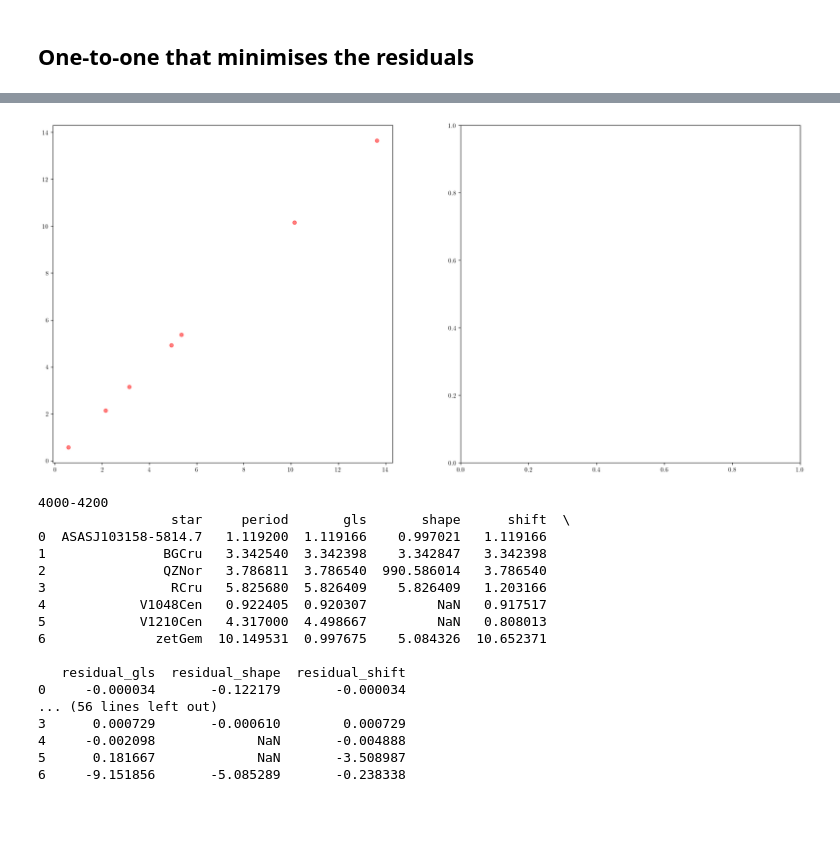
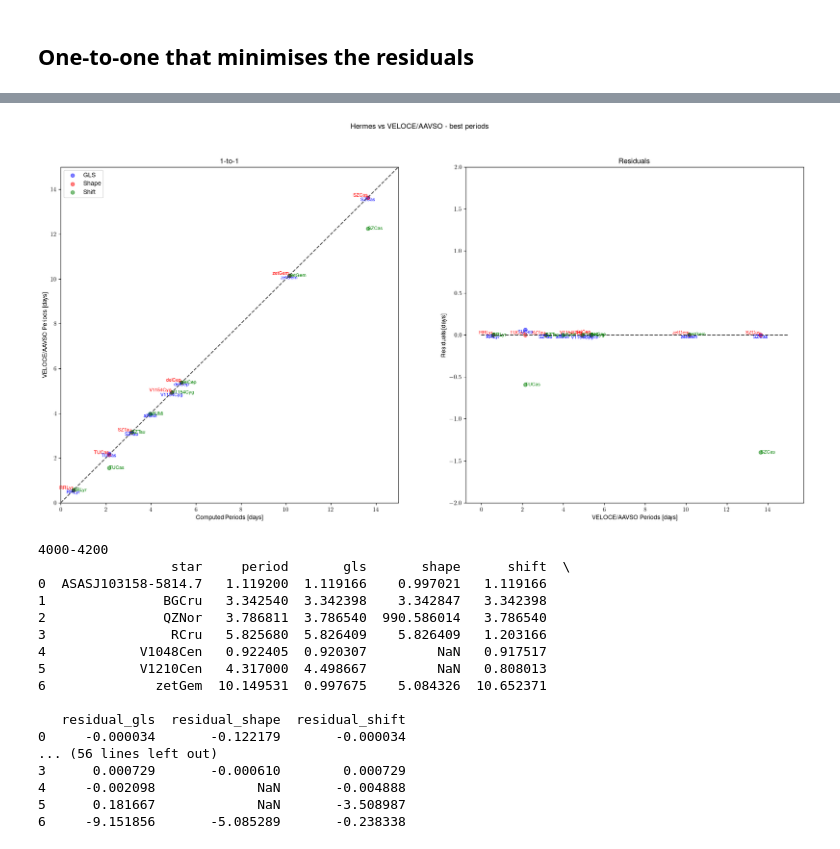
Before and after one commit to kbarbey/Master-Thesis, a Jupyter notebook: main/one-to-one/one-to-one_spartapreprocess.ipynb, the cells around one changed output, grey strips where cells are left out. Saved outputs shown, nothing was run; the diff lists cells and outputs as text; code cells hidden in the pictures; blank space fills up the shorter version.

```diff
--- a/main/one-to-one/one-to-one_spartapreprocess.ipynb
+++ b/main/one-to-one/one-to-one_spartapreprocess.ipynb
@@ -568,13 +571,45 @@ print(best_periods_hermes)
-# %%
-#plot one to one with best_periods_hermes
-fig,ax = plt.subplots(1,2,figsize=(22,10))
-
-ax[0].scatter(hermes_data[key]['period'], best_periods_hermes['shape'], marker='o', color='red', label='Shape',alpha=0.5)
-ax[0].text
-# plt.savefig('Hermes_mixed_onetoone_best_periods.pdf')
-plt.show()
-# %% [output]
-[figure, removed]
+# %%
+#plot one to one with best_periods_hermes
+merged_hermes_best = pd.merge(truth_periods, best_periods_hermes, on='star')
+#make csv out of it
+merged_hermes_best.to_csv('Hermes_best_periods_data.csv', index=False)
+fig,ax = plt.subplots(1,2,figsize=(22,10))
+
+for i, row in merged_hermes_best.iterrows():
+    if row['residual_shape']>15:
+        pass
+    else:
+        ax[0].text(row['period'], row['shape'], row['star'], fontsize=8, ha='right', va='bottom', color='red')
+        ax[1].text(row['period'], row['residual_shape'], row['star'], fontsize=8, ha='right', va='bottom', color='red')
+    ax[0].text(row['period'], row['gls'], row['star'], fontsize=8, ha='center', va='top', color='blue')
+    ax[0].text(row['period'], row['shift'], row['star'], fontsize=8, ha='left', va='center', color='green')
+    ax[1].text(row['period'], row['residual_gls'], row['star'], fontsize=8, ha='center', va='top', color='blue')
+    ax[1].text(row['period'], row['residual_shift'], row['star'], fontsize=8, ha='left', va='center', color='green')
+
+
+ax[0].scatter(merged_hermes_best['period'], merged_hermes_best['gls'], marker='o', color='blue', label='GLS',alpha=0.5)
+ax[0].scatter(merged_hermes_best['period'], best_periods_hermes['shape'], marker='o', color='red', label='Shape',alpha=0.5)
+ax[0].scatter(merged_hermes_best['period'], best_periods_hermes['shift'], marker='o', color='green', label='Shift',alpha=0.5)
+ax[0].plot([0, 15], [0, 15],ls='--', c='.3')
+ax[0].set_ylim(0,15)
+ax[0].set_xlim(0,15)
+ax[0].set_ylabel(r'VELOCE/AAVSO Periods [days]')
+ax[0].set_xlabel(r'Computed Periods [days]')
+ax[0].set_title(r'1-to-1')
+fig.suptitle(r'Hermes vs VELOCE/AAVSO - best periods')
+ax[0].legend(loc='upper left')
+ax[1].scatter(merged_hermes_best['period'], merged_hermes_best['residual_gls'], marker='o', color='blue', label='GLS',alpha=0.5)
+ax[1].scatter(merged_hermes_best['period'], merged_hermes_best['residual_shape'], marker='o', color='red', label='Shape',alpha=0.5)
+ax[1].scatter(merged_hermes_best['period'], merged_hermes_best['residual_shift'], marker='o', color='green', label='Shift',alpha=0.5)
+ax[1].plot([0, 15], [0, 0], ls="--", c=".3")
+ax[1].set_ylim(-2,2)
+ax[1].set_ylabel(r'Residuals [days]')
+ax[1].set_xlabel(r'VELOCE/AAVSO Periods [days]')
+ax[1].set_title(r'Residuals')
+plt.savefig('Hermes_mixed_onetoone_best_periods.pdf')
+plt.show()
+# %% [output]
+[figure, added]
 # %%
 coralie_data = {'4000-4200':pd.DataFrame(columns=['star', 'period', 'gls', 'shape', 'shift','residual_gls','residual_shape','residual_shift'], dtype=float)
                 ,'Hbeta':pd.DataFrame(columns=['star', 'period', 'gls', 'shape', 'shift','residual_gls','residual_shape','residual_shift'], dtype=float)
```
Also changed, not shown: parts of 5 cells of this notebook, 18 other files.
